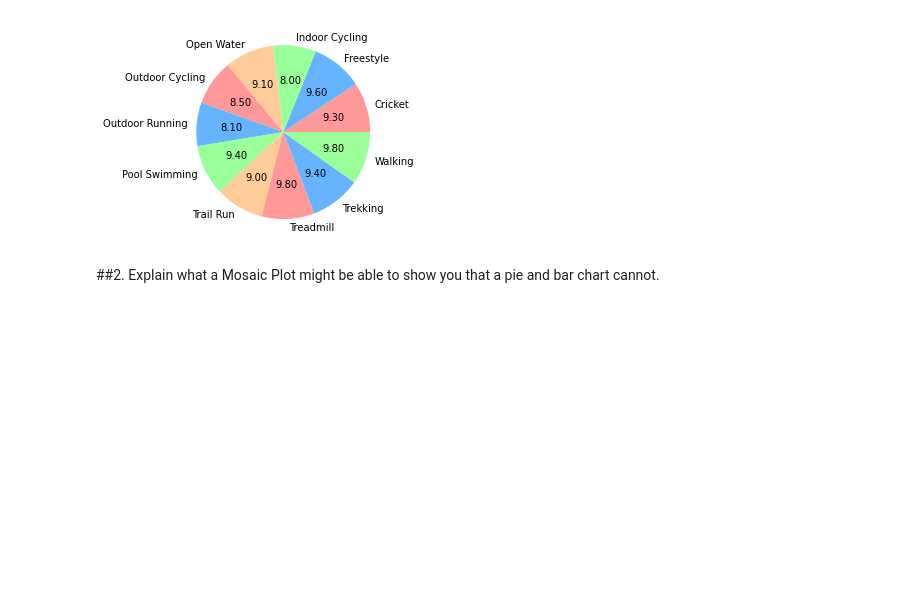
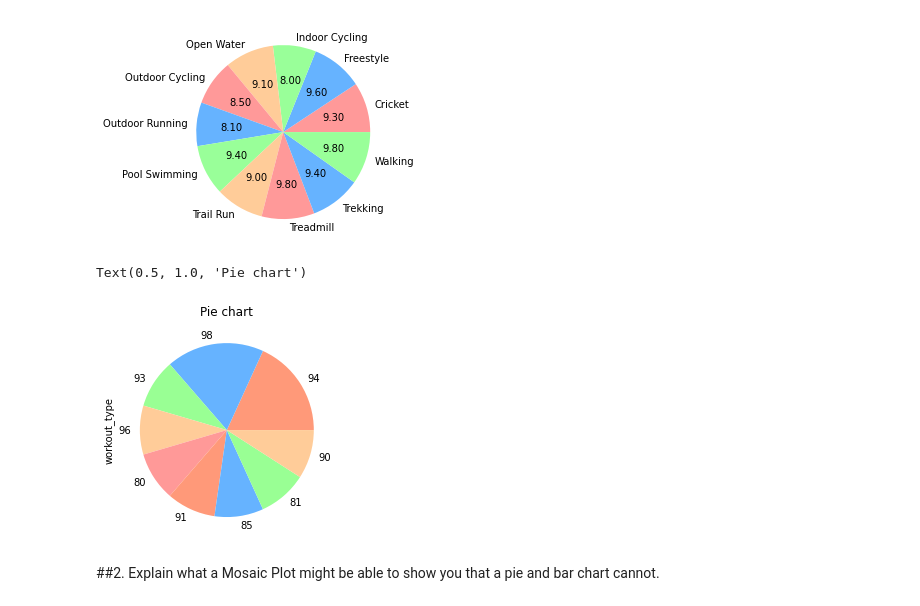
Before and after one commit to almsalahuddin/Data-Processing-and-Visualization, a Jupyter notebook: Quiz_27.ipynb, the cells around one changed output. Drawn from its saved outputs; the diff is of its cells as text; code cells hidden in the pictures; blank space fills up the shorter version.

```diff
--- a/Quiz_27.ipynb
+++ b/Quiz_27.ipynb
@@ -27,6 +27,12 @@ plt.pie(x=df.groupby('workout_type').workout_type.agg('count'),labels = df.group
 plt.show()
 # %% [output]
 [figure]
+# %%
+x=df.groupby('workout_type').workout_type.agg('count').value_counts().plot(kind='pie', colors = ['#ff9979','#66b3ff','#99ff94','#ffcc99','#ff9998'])
+x.set_title('Pie chart')
+# %% [output]
+Text(0.5, 1.0, 'Pie chart')
+[figure, added]
 # %% [markdown]
 ##2. Explain what a Mosaic Plot might be able to show you that a pie and bar chart cannot.
 # %% [markdown]
```
